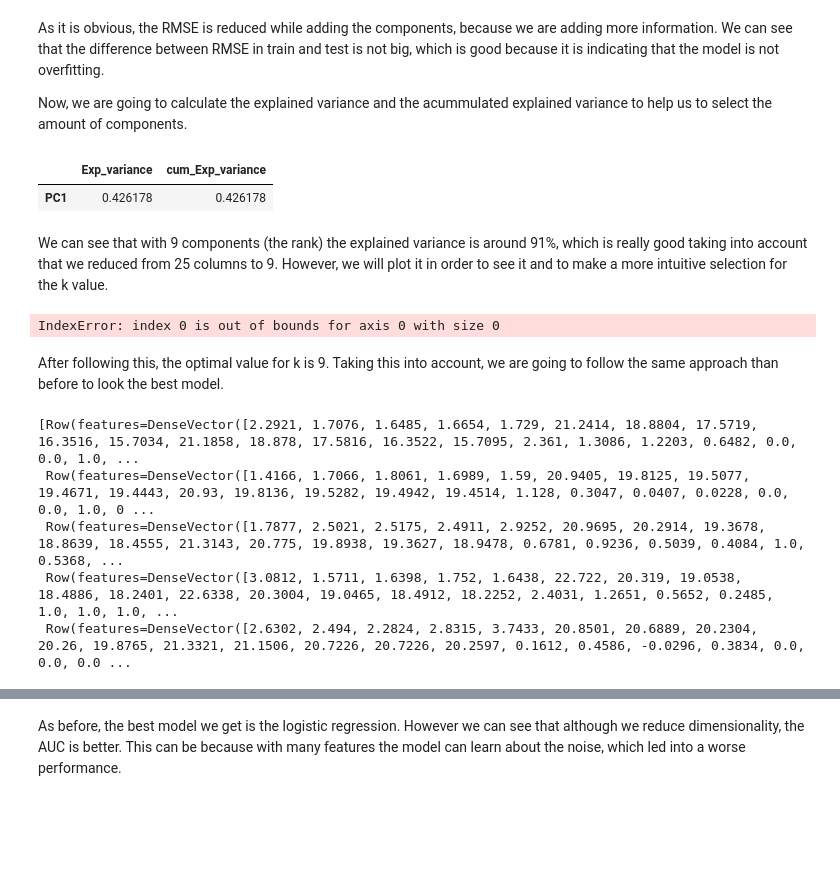
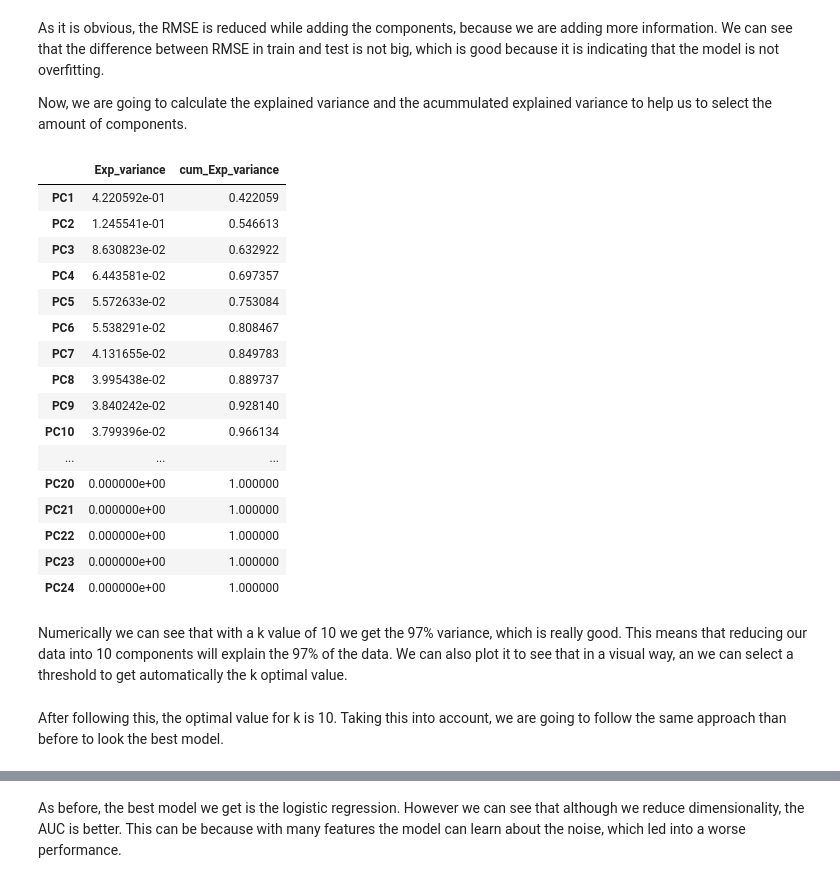
Before and after one commit to Gonzatorra/bigDataAstronomy, a Jupyter notebook: process.ipynb, the cells around one changed output, grey strips where cells are left out. Drawn from its saved outputs; the diff is of its cells as text; code cells hidden in the pictures; blank space fills up the shorter version.

```diff
--- a/process.ipynb
+++ b/process.ipynb
@@ -76,10 +76,10 @@ from pyspark.sql import SparkSession
 
 spark = SparkSession.builder \
     .appName("bigDataAstronomyProject") \
-    .config("spark.executor.memory", "8g") \
-    .config("spark.driver.memory", "4g") \
-    .config("spark.executor.cores", "4") \
-    .config("spark.executor.instances", "1") \
+    .config("spark.executor.memory", "16g") \
+    .config("spark.driver.memory", "8g") \
+    .config("spark.executor.cores", "8") \
+    .config("spark.executor.instances", "4") \
     .getOrCreate()
 
 spark.sparkContext.setLogLevel("ERROR")
@@ -97,10 +97,10 @@ import config
 
 df = spark.read.csv(config.DATA_PATH, header=True)
 print(df.count())
-df2 = spark.read.csv(config.DATA_PATH2, header=True)
-print(df2.count())
-
-df = df.union(df2)
-print(df.count())
+#df2 = spark.read.csv(config.DATA_PATH2, header=True)
+#print(df2.count())
+#
+#df = df.union(df2)
+#print(df.count())
 # %% [output]
 3500000
@@ -662,13 +699,10 @@ We are going to check the number of columns and rows in the dataset. Additionall
 # %%
-import numpy as np
-
-df_filtered = df_filtered.toPandas()
-n_rows, n_cols = df_filtered.shape
 X = df_filtered.drop(columns = ["type"])
 Y = df_filtered["type"]
+
+n_rows, n_cols = X.shape
 
 X_rank = np.linalg.matrix_rank(X)
 print(f"Number of rows: {n_rows}")
 print(f"Number of columns: {n_cols}")
-print(f"Matrix rank: {X_rank}")
 # %% [output]
@@ -734,26 +863,41 @@ Now, we are going to calculate the explained variance and the acummulated explai
 # %%
 import pandas as pd
 
-pca = PCA(n_components=X_rank)  #Taking into account that the number of components will be the matrix rank
+pca = PCA(n_components=n_cols-1)  #Taking into account that the number of components will be the matrix rank
 pca.fit(X_train_scaled)
 
 exp_variance = pd.DataFrame(data=pca.explained_variance_ratio_,
                             index=['PC' + str(n_pca + 1) for n_pca in range(pca.n_components)],
                             columns=['Exp_variance'])
 
 exp_variance['cum_Exp_variance'] = exp_variance['Exp_variance'].cumsum()
-exp_variance.head(20)
+exp_variance.head(24)
 # %% [output]
 |  | Exp_variance | cum_Exp_variance |
-| PC1 | 0.426178 | 0.426178 |
+| PC1 | 4.220592e-01 | 0.422059 |
+| PC2 | 1.245541e-01 | 0.546613 |
+| PC3 | 8.630823e-02 | 0.632922 |
+| PC4 | 6.443581e-02 | 0.697357 |
+| PC5 | 5.572633e-02 | 0.753084 |
+| PC6 | 5.538291e-02 | 0.808467 |
+| PC7 | 4.131655e-02 | 0.849783 |
+| PC8 | 3.995438e-02 | 0.889737 |
+| PC9 | 3.840242e-02 | 0.928140 |
+| PC10 | 3.799396e-02 | 0.966134 |
+| ... | ... | ... |
+| PC20 | 0.000000e+00 | 1.000000 |
+| PC21 | 0.000000e+00 | 1.000000 |
+| PC22 | 0.000000e+00 | 1.000000 |
+| PC23 | 0.000000e+00 | 1.000000 |
+| PC24 | 0.000000e+00 | 1.000000 |
-# %% [markdown]
-We can see that with 9 components (the rank) the explained variance is around 91%, which is really good taking into account that we reduced from 25 columns to 9. However, we will plot it in order to see it and to make a more intuitive selection for the k value.
+# %% [markdown]
+Numerically we can see that with a k value of 10 we get the 97% variance, which is really good. This means that reducing our data into 10 components will explain the 97% of the data. We can also plot it to see that in a visual way, an we can select a threshold to get automatically the k optimal value.
 # %%
 import seaborn as sns
 import matplotlib.pyplot as plt
 
 #Threshold to know the acumulated variance
-threshold = 0.9
+threshold = 0.95
 
 #Get the first index fir k where we get the selected theshold
 optimal_k = exp_variance[exp_variance['cum_Exp_variance'] >= threshold].index[0]
@@ -769,11 +913,9 @@ plt.xticks(rotation=90)
 plt.legend()
 plt.show()
 
-print(f"Optimal k (number of components) based on 90% variance: {optimal_k}")
+print(f"Optimal k (number of components) based on {threshold*100}% variance: {optimal_k}")
-# %% [output]
-IndexError: index 0 is out of bounds for axis 0 with size 0
 # %% [markdown]
-After following this, the optimal value for k is 9. Taking this into account, we are going to follow the same approach than before to look the best model.
+After following this, the optimal value for k is 10. Taking this into account, we are going to follow the same approach than before to look the best model.
 # %%
 from pyspark.ml.feature import VectorAssembler, PCA
 from pyspark.ml import Pipeline
@@ -789,12 +931,6 @@ df_ml_model_pca = assembler_pca.transform(df_spark) #Apply transformation
 df_ml_model_pca = df_ml_model_pca.select("features", "type")
 
 df_ml_model_pca.head(5)
-# %% [output]
-[Row(features=DenseVector([2.2921, 1.7076, 1.6485, 1.6654, 1.729, 21.2414, 18.8804, 17.5719, 16.3516, 15.7034, 21.1858, 18.878, 17.5816, 16.3522, 15.7095, 2.361, 1.3086, 1.2203, 0.6482, 0.0, 0.0, 1.0, ...
- Row(features=DenseVector([1.4166, 1.7066, 1.8061, 1.6989, 1.59, 20.9405, 19.8125, 19.5077, 19.4671, 19.4443, 20.93, 19.8136, 19.5282, 19.4942, 19.4514, 1.128, 0.3047, 0.0407, 0.0228, 0.0, 0.0, 1.0, 0 ...
- Row(features=DenseVector([1.7877, 2.5021, 2.5175, 2.4911, 2.9252, 20.9695, 20.2914, 19.3678, 18.8639, 18.4555, 21.3143, 20.775, 19.8938, 19.3627, 18.9478, 0.6781, 0.9236, 0.5039, 0.4084, 1.0, 0.5368, ...
- Row(features=DenseVector([3.0812, 1.5711, 1.6398, 1.752, 1.6438, 22.722, 20.319, 19.0538, 18.4886, 18.2401, 22.6338, 20.3004, 19.0465, 18.4912, 18.2252, 2.4031, 1.2651, 0.5652, 0.2485, 1.0, 1.0, 1.0, ...
- Row(features=DenseVector([2.6302, 2.494, 2.2824, 2.8315, 3.7433, 20.8501, 20.6889, 20.2304, 20.26, 19.8765, 21.3321, 21.1506, 20.7226, 20.7226, 20.2597, 0.1612, 0.4586, -0.0296, 0.3834, 0.0, 0.0, 0.0 ...
 # %%
 train_data_pca, test_data_pca = df_ml_model_pca.randomSplit([0.8, 0.2], seed = 132)
 # %%
```
Also changed, not shown: parts of 45 cells of this notebook.
